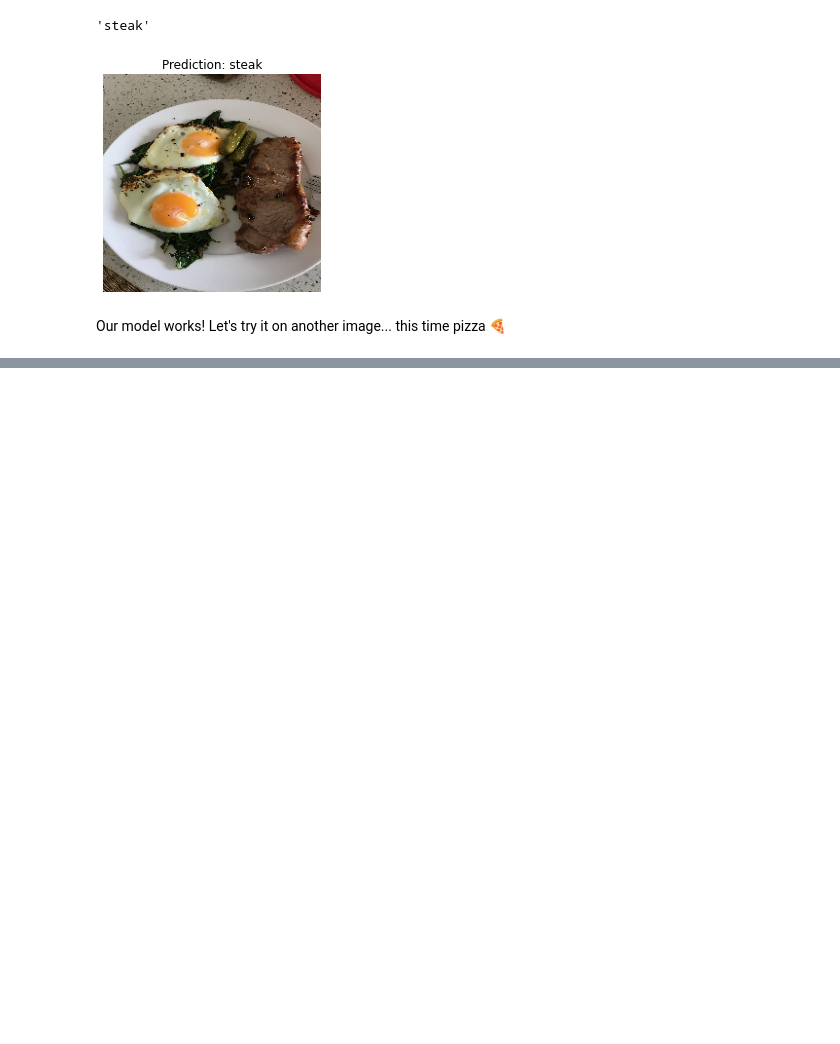
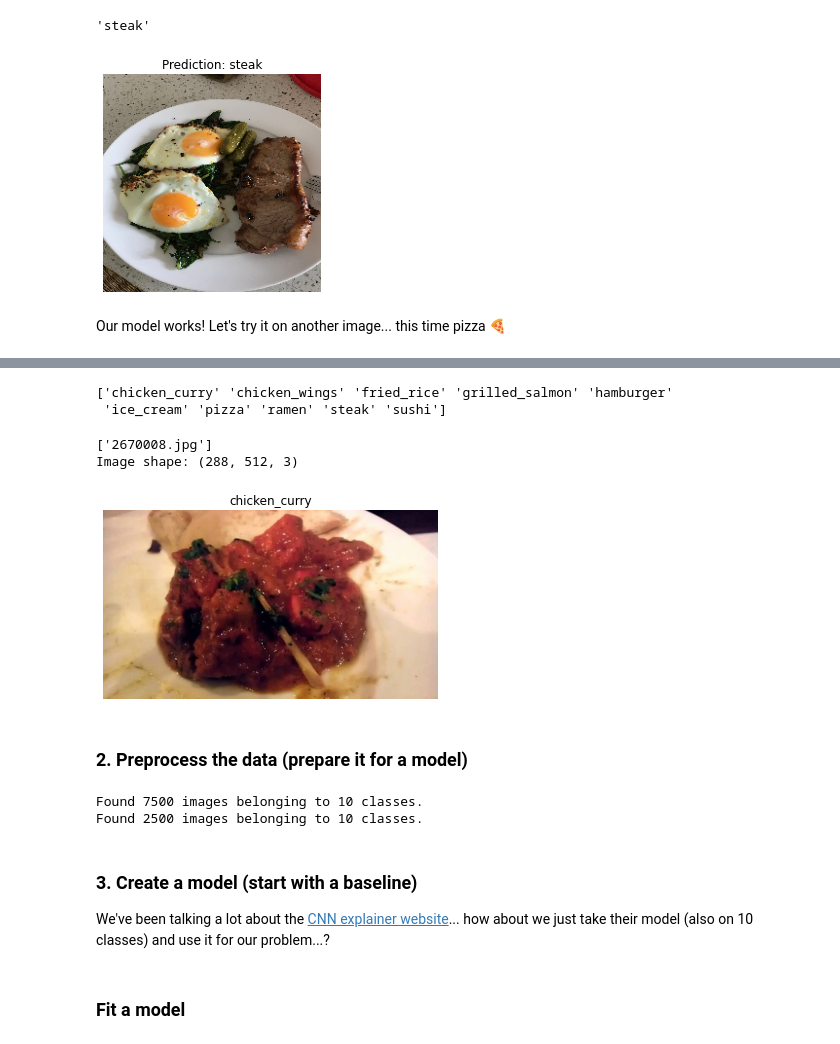
Before and after one commit to leighd2008/TF-class-colab-notebooks, a Jupyter notebook: 03_introduction_to_computer_vision_with_tensorflow.ipynb, the cells around one changed output, grey strips where cells are left out. Cells and saved outputs as stored; diff of their text form; code cells hidden in the pictures; blank space fills up the shorter version.

```diff
--- a/03_introduction_to_computer_vision_with_tensorflow.ipynb
+++ b/03_introduction_to_computer_vision_with_tensorflow.ipynb
@@ -1162,0 +1211,71 @@ Saving to: ‘03-pizza-dad.jpeg’
+# %%
+# Setup the train and test directories
+train_dir = "10_food_classes_all_data/train/"
+test_dir = "10_food_classes_all_data/test/"
+# %%
+# Let's get the class names
+import pathlib
+import numpy as np
+data_dir = pathlib.Path(train_dir)
+class_names = np.array(sorted([item.name for item in data_dir.glob('*')]))
+print(class_names)
+# %% [output]
+['chicken_curry' 'chicken_wings' 'fried_rice' 'grilled_salmon' 'hamburger'
+ 'ice_cream' 'pizza' 'ramen' 'steak' 'sushi']
+# %%
+# Let's visualize our images
+import matplotlib.pyplot as plt
+import matplotlib.image as mpimg
+import random
+
+def view_random_image(target_dir, target_class):
+  # Set up the target directory (we'll view images from here)
+  target_folder = target_dir+target_class
+
+  # Get a random image path
+  random_image = random.sample(os.listdir(target_folder), 1)
+  print(random_image)
+
+  # Read in the image and plot it using matplotlib
+  img = mpimg.imread(target_folder + "/" + random_image[0])
+  plt.imshow(img)
+  plt.title(target_class)
+  plt.axis("off");
+
+  print(f"Image shape: {img.shape}") # show the shape of the image
+
+  return img
+# %%
+# Visualize, visualize, visualize
+img = view_random_image(target_dir=train_dir,
+                        target_class=random.choice(class_names))
+# %% [output]
+['2670008.jpg']
+Image shape: (288, 512, 3)
+[figure, added]
+# %% [markdown]
+### 2. Preprocess the data (prepare it for a model)
+# %%
+from tensorflow.keras.preprocessing.image import ImageDataGenerator
+
+# Rescale
+train_datagen = ImageDataGenerator(rescale=1/255.)
+test_datagen = ImageDataGenerator(rescale=1/255.)
+
+# Load data from directories and turn it into batches
+train_data = train_datagen.flow_from_directory(train_dir,
+                                               target_size=(224, 224),
+                                               batch_size=32,
+                                               class_mode="categorical")
+
+test_data = test_datagen.flow_from_directory(test_dir,
+                                             target_size=(224, 224),
+                                             batch_size=32,
+                                             class_mode="categorical")
+# %% [output]
+Found 7500 images belonging to 10 classes.
+Found 2500 images belonging to 10 classes.
+# %% [markdown]
+### 3. Create a model (start with a baseline)
+
+We've been talking a lot about the [CNN explainer website](https://poloclub.github.io/cnn-explainer/)... how about we just take their model (also on 10 classes) and use it for our problem...?
@@ -1162,0 +1303,2 @@ Saving to: ‘03-pizza-dad.jpeg’
+# %% [markdown]
+### Fit a model
```
Also changed, not shown: parts of 50 cells of this notebook.
